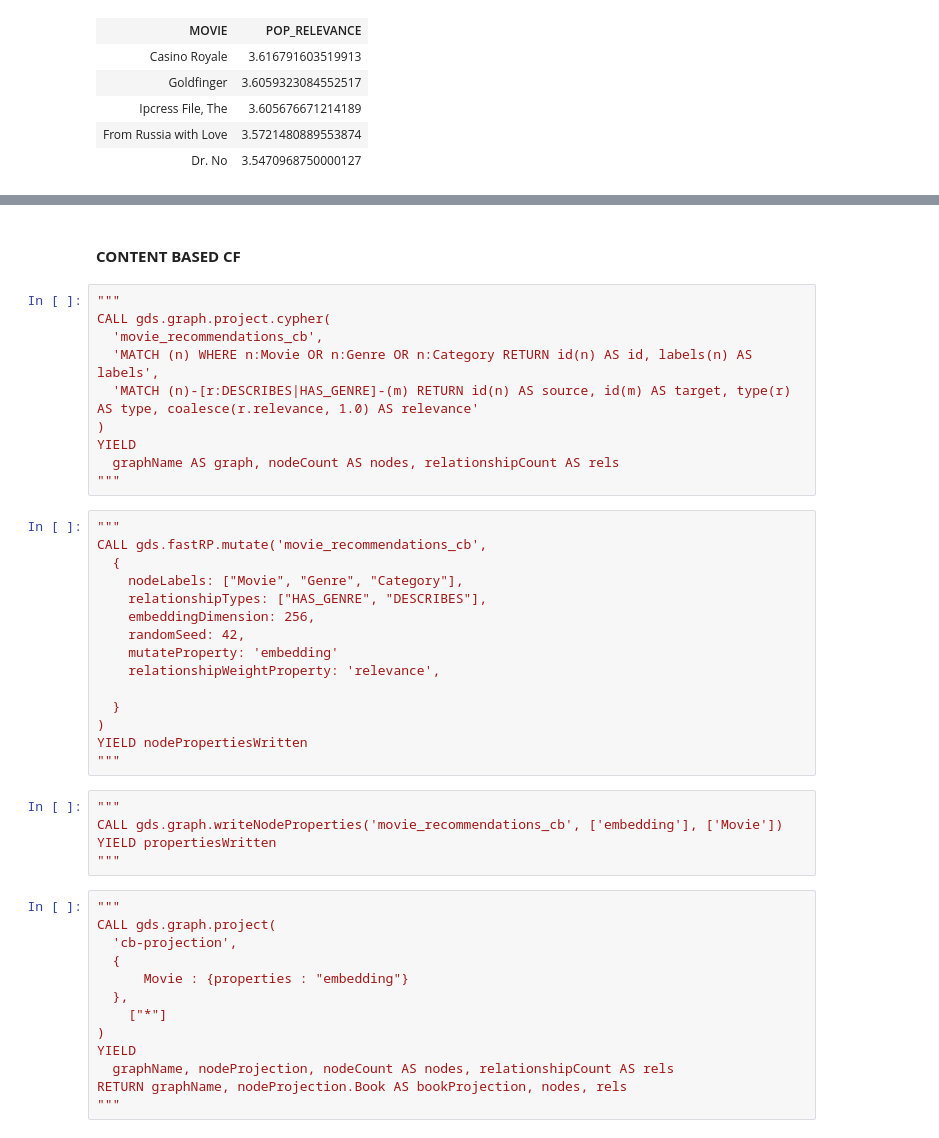
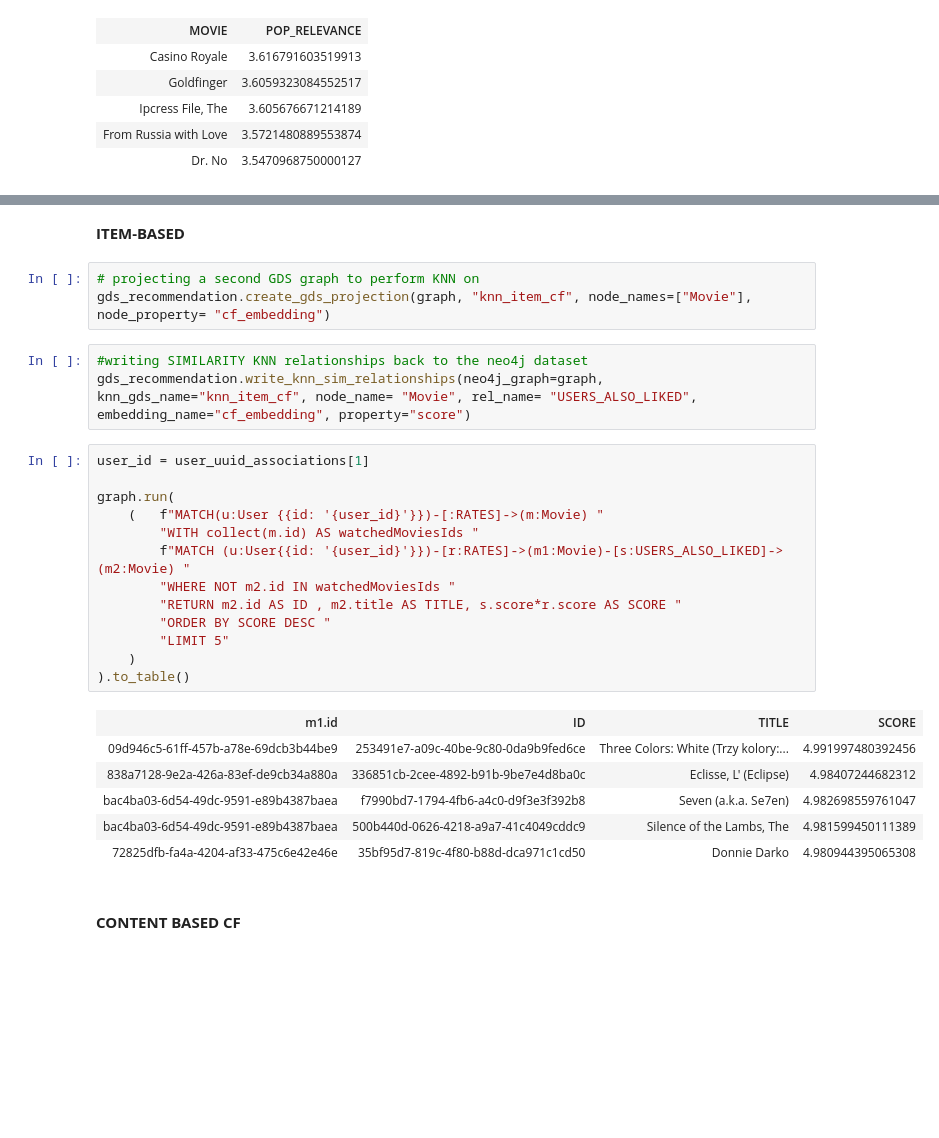
Before and after one commit to aleceress/movielens_rs, a Jupyter notebook: queries.ipynb, the cells around one changed output, grey strips where cells are left out. Saved outputs shown, nothing was run; the diff lists cells and outputs as text; blank space fills up the shorter version.

```diff
--- a/queries.ipynb
+++ b/queries.ipynb
@@ -423,45 +413,30 @@ graph.run(
+# %% [markdown]
+__ITEM-BASED__
+# %%
+# projecting a second GDS graph to perform KNN on
+gds_recommendation.create_gds_projection(graph, "knn_item_cf", node_names=["Movie"], node_property= "cf_embedding")
+# %%
+#writing SIMILARITY KNN relationships back to the neo4j dataset
+gds_recommendation.write_knn_sim_relationships(neo4j_graph=graph, knn_gds_name="knn_item_cf", node_name= "Movie", rel_name= "USERS_ALSO_LIKED", embedding_name="cf_embedding", property="score")
+# %%
+user_id = user_uuid_associations[1]
+
+graph.run(
+    (   f"MATCH(u:User {{id: '{user_id}'}})-[:RATES]->(m:Movie) "
+        "WITH collect(m.id) AS watchedMoviesIds "
+        f"MATCH (u:User{{id: '{user_id}'}})-[r:RATES]->(m1:Movie)-[s:USERS_ALSO_LIKED]->(m2:Movie) "
+        "WHERE NOT m2.id IN watchedMoviesIds "
+        "RETURN m2.id AS ID , m2.title AS TITLE, s.score*r.score AS SCORE "
+        "ORDER BY SCORE DESC "
+        "LIMIT 5"
+    )
+).to_table()
+# %% [output]
+| m1.id | ID | TITLE | SCORE |
+| 09d946c5-61ff-457b-a78e-69dcb3b44be9 | 253491e7-a09c-40be-9c80-0da9b9fed6ce | Three Colors: White (Trzy kolory:... | 4.991997480392456 |
+| 838a7128-9e2a-426a-83ef-de9cb34a880a | 336851cb-2cee-4892-b91b-9be7e4d8ba0c | Eclisse, L' (Eclipse) | 4.98407244682312 |
+| bac4ba03-6d54-49dc-9591-e89b4387baea | f7990bd7-1794-4fb6-a4c0-d9f3e3f392b8 | Seven (a.k.a. Se7en) | 4.982698559761047 |
+| bac4ba03-6d54-49dc-9591-e89b4387baea | 500b440d-0626-4218-a9a7-41c4049cddc9 | Silence of the Lambs, The | 4.981599450111389 |
+| 72825dfb-fa4a-4204-af33-475c6e42e46e | 35bf95d7-819c-4f80-b88d-dca971c1cd50 | Donnie Darko | 4.980944395065308 |
 # %% [markdown]
 #### __CONTENT BASED CF__
-# %%
-"""
-CALL gds.graph.project.cypher(
-  'movie_recommendations_cb',
-  'MATCH (n) WHERE n:Movie OR n:Genre OR n:Category RETURN id(n) AS id, labels(n) AS labels',
-  'MATCH (n)-[r:DESCRIBES|HAS_GENRE]-(m) RETURN id(n) AS source, id(m) AS target, type(r) AS type, coalesce(r.relevance, 1.0) AS relevance'
-)
-YIELD
-  graphName AS graph, nodeCount AS nodes, relationshipCount AS rels
-"""
-# %%
-"""
-CALL gds.fastRP.mutate('movie_recommendations_cb',
-  {
-    nodeLabels: ["Movie", "Genre", "Category"],
-    relationshipTypes: ["HAS_GENRE", "DESCRIBES"],
-    embeddingDimension: 256,
-    randomSeed: 42,
-    mutateProperty: 'embedding'
-    relationshipWeightProperty: 'relevance',
-
-  }
-)
-YIELD nodePropertiesWritten
-"""
-# %%
-"""
-CALL gds.graph.writeNodeProperties('movie_recommendations_cb', ['embedding'], ['Movie'])
-YIELD propertiesWritten
-"""
-# %%
-"""
-CALL gds.graph.project(
-  'cb-projection',
-  {
-      Movie : {properties : "embedding"}
-  },
-    ["*"]
-)
-YIELD
-  graphName, nodeProjection, nodeCount AS nodes, relationshipCount AS rels
-RETURN graphName, nodeProjection.Book AS bookProjection, nodes, rels
-"""
```
Also changed, not shown: parts of 55 cells of this notebook, 2 other files.
